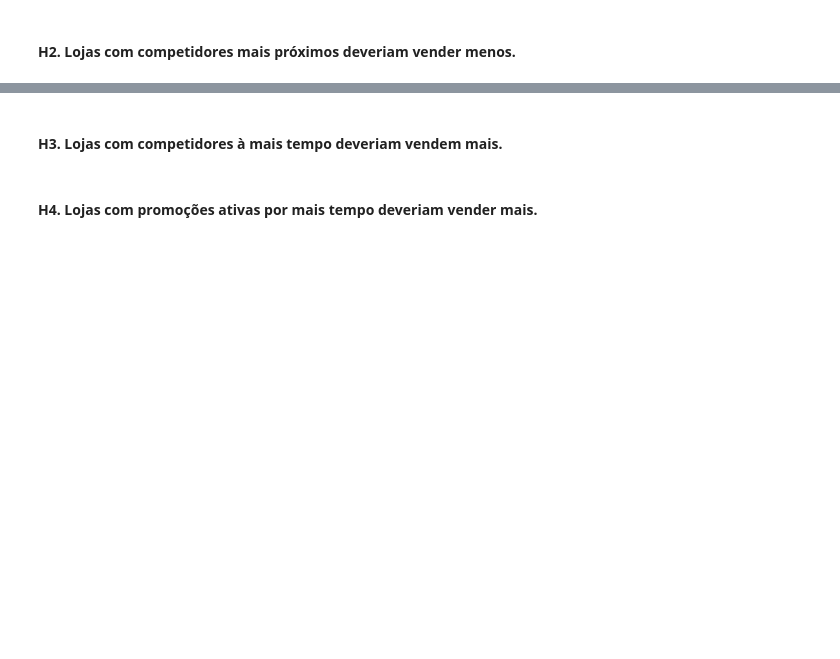
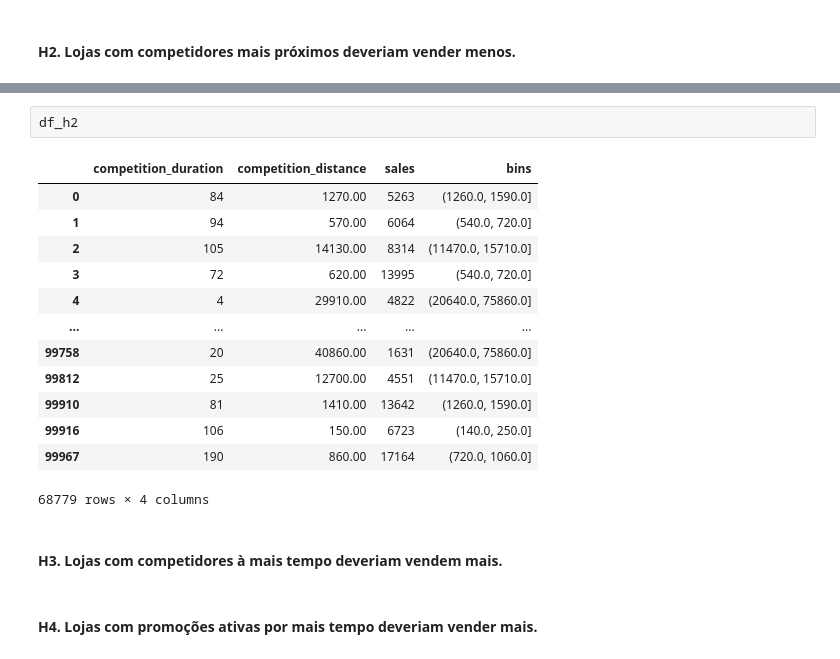
Before and after one commit to GustavoBarros11/rossmann_sales_forecast, a Jupyter notebook: ciclo1_notebook.ipynb, the cells around one changed output, grey strips where cells are left out. Cells and saved outputs as stored; diff of their text form; blank space fills up the shorter version.

```diff
--- a/ciclo1_notebook.ipynb
+++ b/ciclo1_notebook.ipynb
@@ -364,3 +410,19 @@ df_h1
+# %%
+df_h2
+# %% [output]
+|  | competition_duration | competition_distance | sales | bins |
+| 0 | 84 | 1270.00 | 5263 | (1260.0, 1590.0] |
+| 1 | 94 | 570.00 | 6064 | (540.0, 720.0] |
+| 2 | 105 | 14130.00 | 8314 | (11470.0, 15710.0] |
+| 3 | 72 | 620.00 | 13995 | (540.0, 720.0] |
+| 4 | 4 | 29910.00 | 4822 | (20640.0, 75860.0] |
+| ... | ... | ... | ... | ... |
+| 99758 | 20 | 40860.00 | 1631 | (20640.0, 75860.0] |
+| 99812 | 25 | 12700.00 | 4551 | (11470.0, 15710.0] |
+| 99910 | 81 | 1410.00 | 13642 | (1260.0, 1590.0] |
+| 99916 | 106 | 150.00 | 6723 | (140.0, 250.0] |
+| 99967 | 190 | 860.00 | 17164 | (720.0, 1060.0] |
+68779 rows × 4 columns
 # %% [markdown]
 #### H3. Lojas com competidores à mais tempo deveriam vendem mais.
 # %% [markdown]
```
Also changed, not shown: parts of 11 cells of this notebook, 1 other file.
